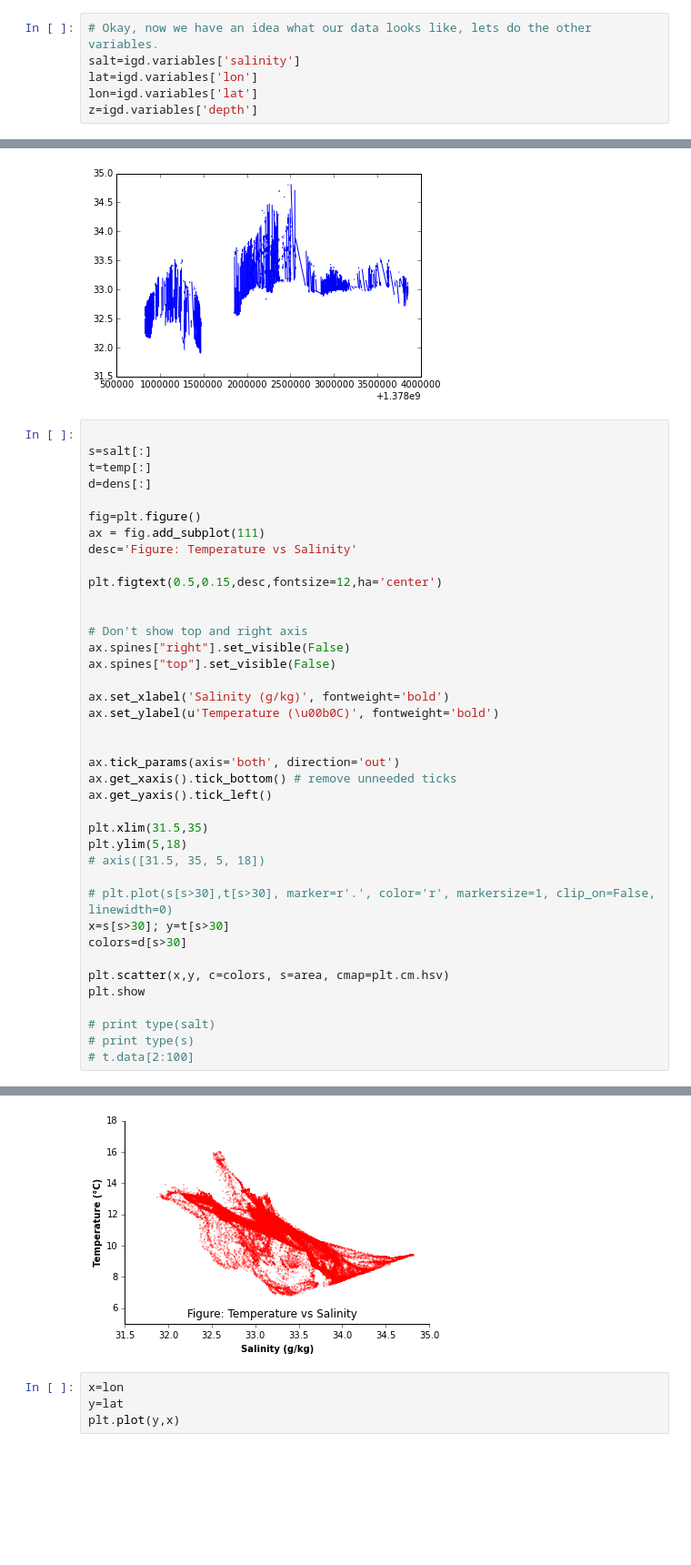
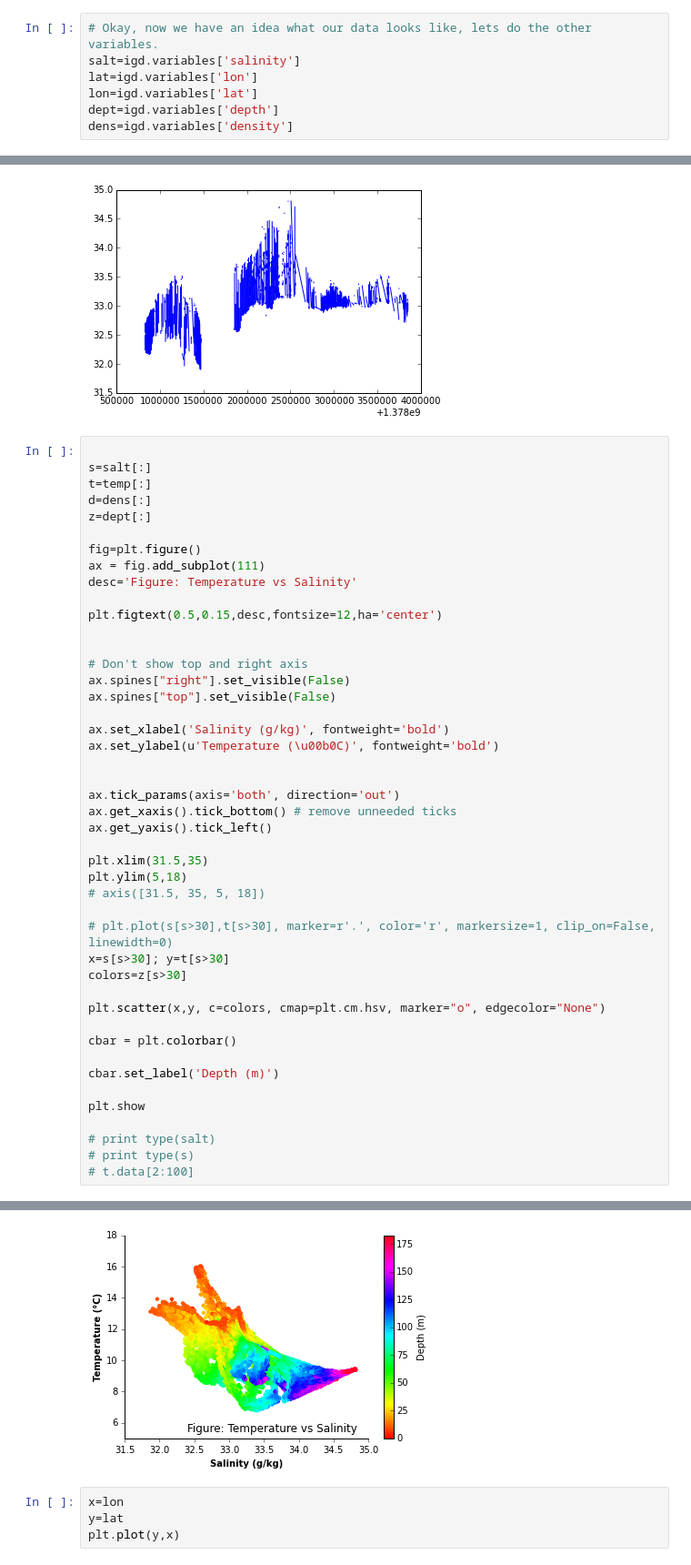
Before and after one commit to duncombe-noaa/system-test, a Jupyter notebook: Theme_4_Glider_Data_Visualization/Glider_Data/Glider_Data_Read.ipynb, the cells around one changed output, grey strips where cells are left out. Shown at 91% size. Saved outputs shown, nothing was run; the diff lists cells and outputs as text; blank space fills up the shorter version.

```diff
--- a/Theme_4_Glider_Data_Visualization/Glider_Data/Glider_Data_Read.ipynb
+++ b/Theme_4_Glider_Data_Visualization/Glider_Data/Glider_Data_Read.ipynb
@@ -104,7 +108,8 @@ print T[0:10]
 salt=igd.variables['salinity']
 lat=igd.variables['lon']
 lon=igd.variables['lat']
-z=igd.variables['depth']
+dept=igd.variables['depth']
+dens=igd.variables['density']
 # %%
 x=temp[~temp.mask]
 y=time[~temp.mask]
@@ -144,6 +149,7 @@ plt.plot(y[i],x[i])
 s=salt[:]
 t=temp[:]
 d=dens[:]
+z=dept[:]
 
 fig=plt.figure()
 ax = fig.add_subplot(111)
@@ -151,36 +157,41 @@ desc='Figure: Temperature vs Salinity'
 
 plt.figtext(0.5,0.15,desc,fontsize=12,ha='center')
 
 
 # Don't show top and right axis
 ax.spines["right"].set_visible(False)
 ax.spines["top"].set_visible(False)
 
 ax.set_xlabel('Salinity (g/kg)', fontweight='bold')
 ax.set_ylabel(u'Temperature (\u00b0C)', fontweight='bold')
 
 
 ax.tick_params(axis='both', direction='out')
 ax.get_xaxis().tick_bottom() # remove unneeded ticks
 ax.get_yaxis().tick_left()
 
 plt.xlim(31.5,35)
 plt.ylim(5,18)
 # axis([31.5, 35, 5, 18])
 
 # plt.plot(s[s>30],t[s>30], marker=r'.', color='r', markersize=1, clip_on=False, linewidth=0)
 x=s[s>30]; y=t[s>30]
-colors=d[s>30]
+colors=z[s>30]
 
-plt.scatter(x,y, c=colors, s=area, cmap=plt.cm.hsv)
+plt.scatter(x,y, c=colors, cmap=plt.cm.hsv, marker="o", edgecolor="None")
+
+cbar = plt.colorbar()
+
+cbar.set_label('Depth (m)')
+
 plt.show
 
 # print type(salt)
 # print type(s)
 # t.data[2:100]
 # %% [output]
 <function matplotlib.pyplot.show>
-[figure, old version]
+[figure, new version]
 # %%
 x=lon
 y=lat
```
Also changed, not shown: parts of 1 cell of this notebook.
